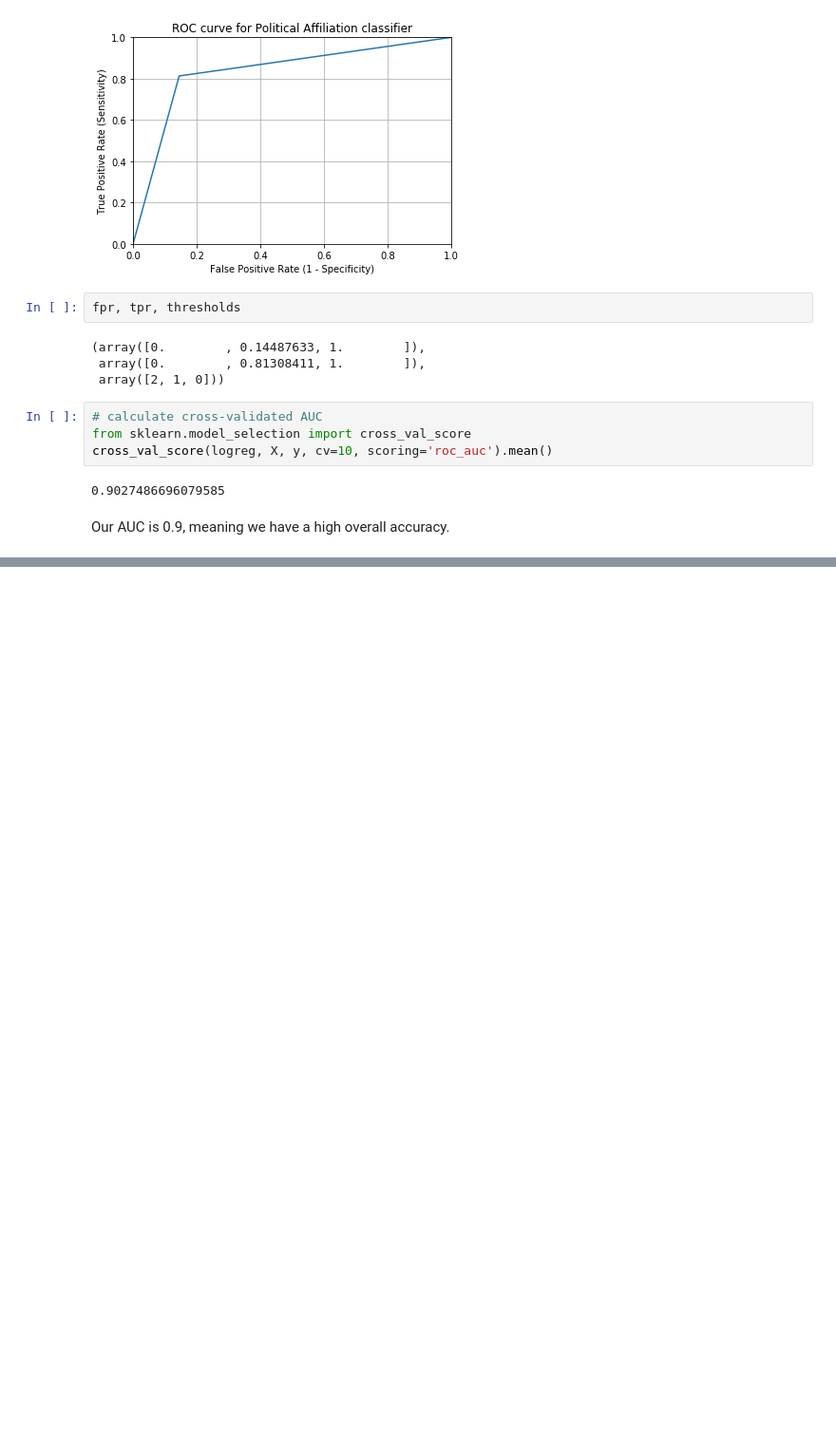
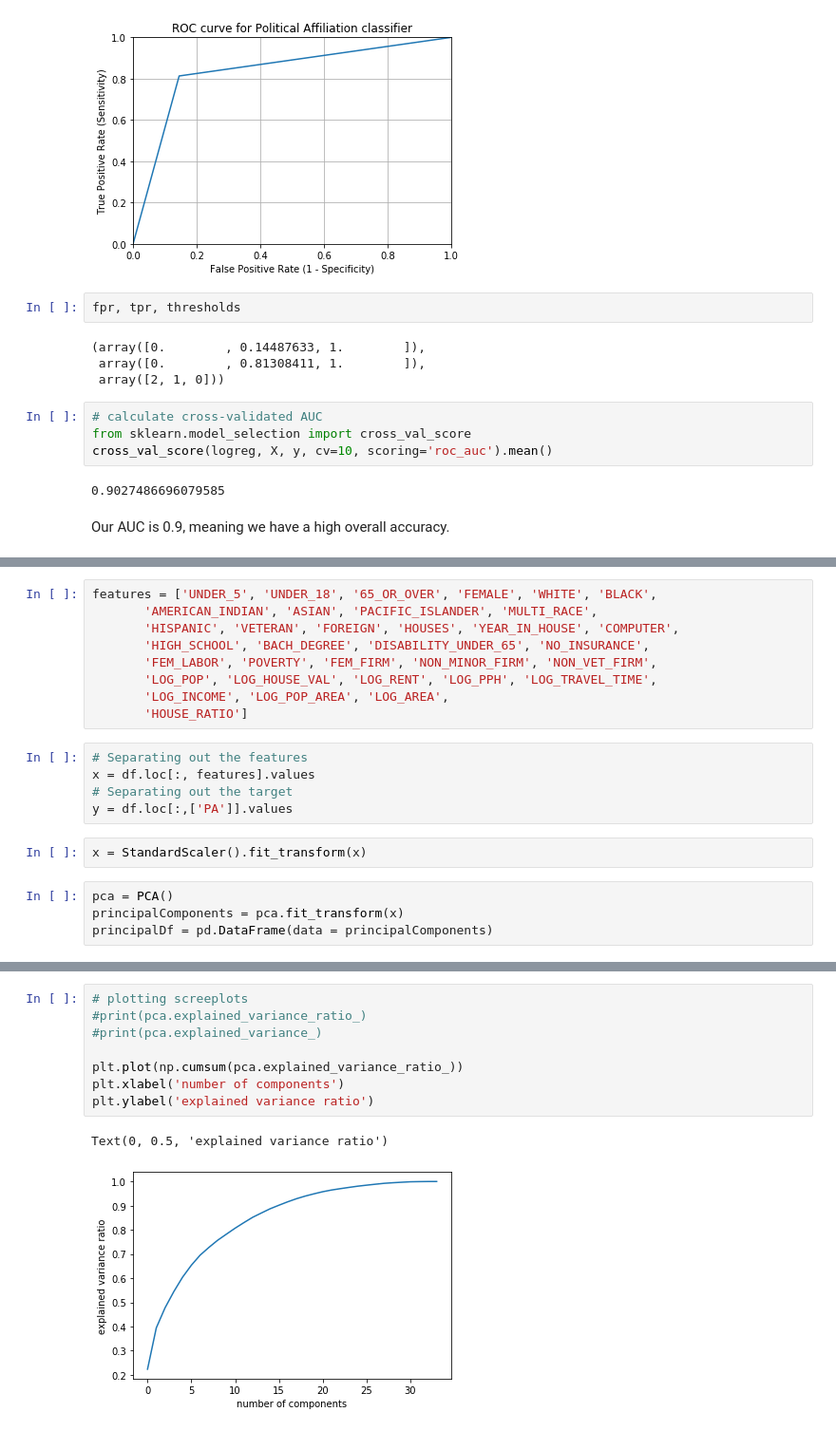
Before and after one commit to CaryMosley/PoliticalAffiliation, a Jupyter notebook: Jupyter Notebooks/Modeling.ipynb, the cells around one changed output, grey strips where cells are left out. Shown at 95% size. Saved outputs shown, nothing was run; the diff lists cells and outputs as text; blank space fills up the shorter version.

```diff
--- a/Jupyter Notebooks/Modeling.ipynb
+++ b/Jupyter Notebooks/Modeling.ipynb
@@ -670,0 +654,20 @@ Our AUC is 0.9, meaning we have a high overall accuracy.
+# %%
+features = ['UNDER_5', 'UNDER_18', '65_OR_OVER', 'FEMALE', 'WHITE', 'BLACK',
+       'AMERICAN_INDIAN', 'ASIAN', 'PACIFIC_ISLANDER', 'MULTI_RACE',
+       'HISPANIC', 'VETERAN', 'FOREIGN', 'HOUSES', 'YEAR_IN_HOUSE', 'COMPUTER',
+       'HIGH_SCHOOL', 'BACH_DEGREE', 'DISABILITY_UNDER_65', 'NO_INSURANCE',
+       'FEM_LABOR', 'POVERTY', 'FEM_FIRM', 'NON_MINOR_FIRM', 'NON_VET_FIRM',
+       'LOG_POP', 'LOG_HOUSE_VAL', 'LOG_RENT', 'LOG_PPH', 'LOG_TRAVEL_TIME',
+       'LOG_INCOME', 'LOG_POP_AREA', 'LOG_AREA',
+       'HOUSE_RATIO']
+# %%
+# Separating out the features
+x = df.loc[:, features].values
+# Separating out the target
+y = df.loc[:,['PA']].values
+# %%
+x = StandardScaler().fit_transform(x)
+# %%
+pca = PCA()
+principalComponents = pca.fit_transform(x)
+principalDf = pd.DataFrame(data = principalComponents)
@@ -670,0 +806,11 @@ Our AUC is 0.9, meaning we have a high overall accuracy.
+# %%
+# plotting screeplots
+#print(pca.explained_variance_ratio_)
+#print(pca.explained_variance_)
+
+plt.plot(np.cumsum(pca.explained_variance_ratio_))
+plt.xlabel('number of components')
+plt.ylabel('explained variance ratio')
+# %% [output]
+Text(0, 0.5, 'explained variance ratio')
+[figure, added]
```
Also changed, not shown: parts of 17 cells of this notebook.
